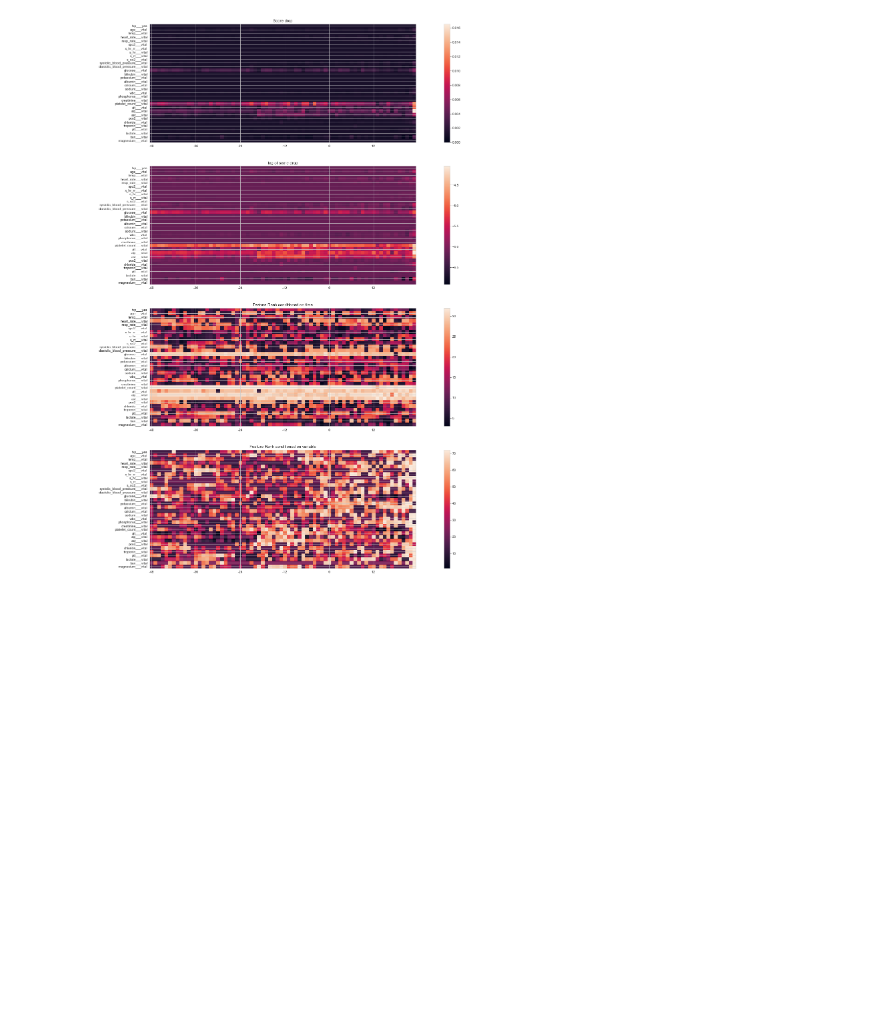
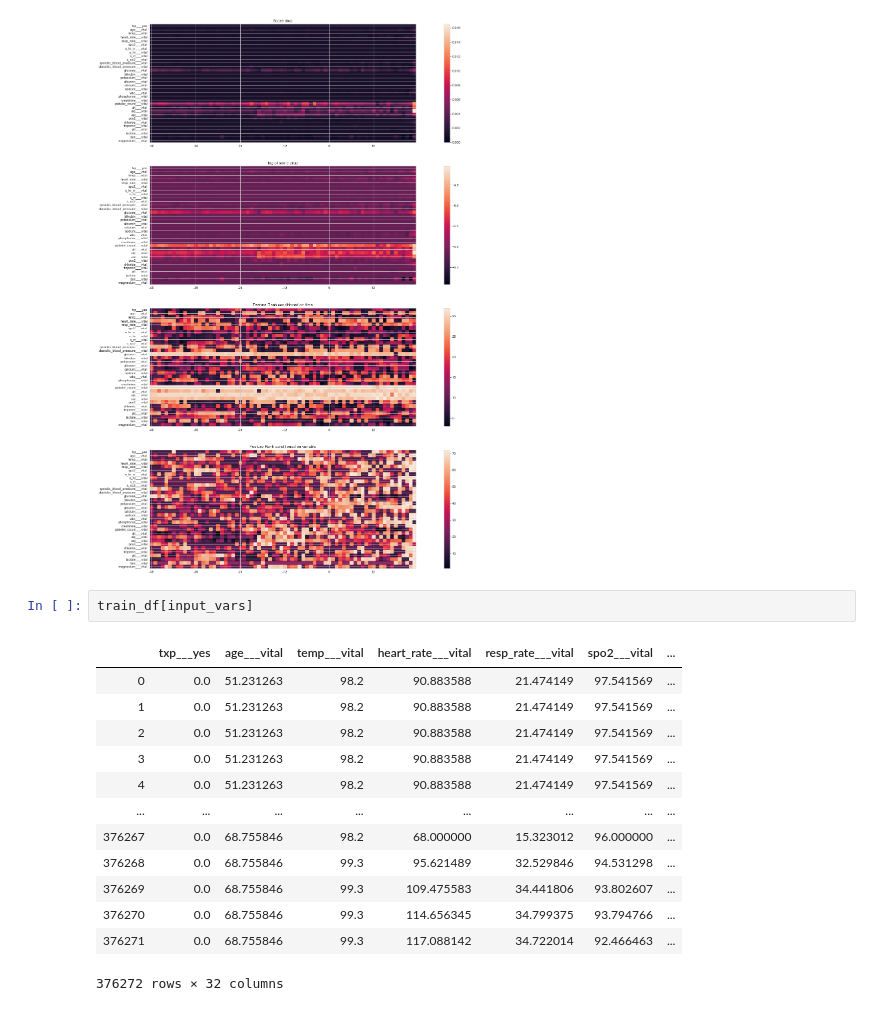
Before and after one commit to JiaxingQiu/FAIRStream, a Jupyter notebook: FAIRStream/tutorial_case6.ipynb, the cells around one changed output. Drawn from its saved outputs; the diff is of its cells as text; blank space fills up the shorter version.

```diff
--- a/FAIRStream/tutorial_case6.ipynb
+++ b/FAIRStream/tutorial_case6.ipynb
@@ -432,3 +436,19 @@ fig.colorbar(im, ax=ax[3])
 # %% [output]
 <matplotlib.colorbar.Colorbar at 0x...>
 [figure]
+# %%
+train_df[input_vars]
+# %% [output]
+|  | txp___yes | age___vital | temp___vital | heart_rate___vital | resp_rate___vital | spo2___vital | ... |
+| 0 | 0.0 | 51.231263 | 98.2 | 90.883588 | 21.474149 | 97.541569 | ... |
+| 1 | 0.0 | 51.231263 | 98.2 | 90.883588 | 21.474149 | 97.541569 | ... |
+| 2 | 0.0 | 51.231263 | 98.2 | 90.883588 | 21.474149 | 97.541569 | ... |
+| 3 | 0.0 | 51.231263 | 98.2 | 90.883588 | 21.474149 | 97.541569 | ... |
+| 4 | 0.0 | 51.231263 | 98.2 | 90.883588 | 21.474149 | 97.541569 | ... |
+| ... | ... | ... | ... | ... | ... | ... | ... |
+| 376267 | 0.0 | 68.755846 | 98.2 | 68.000000 | 15.323012 | 96.000000 | ... |
+| 376268 | 0.0 | 68.755846 | 99.3 | 95.621489 | 32.529846 | 94.531298 | ... |
+| 376269 | 0.0 | 68.755846 | 99.3 | 109.475583 | 34.441806 | 93.802607 | ... |
+| 376270 | 0.0 | 68.755846 | 99.3 | 114.656345 | 34.799375 | 93.794766 | ... |
+| 376271 | 0.0 | 68.755846 | 99.3 | 117.088142 | 34.722014 | 92.466463 | ... |
+376272 rows × 32 columns
```
Also changed, not shown: parts of 1 cell of this notebook.
